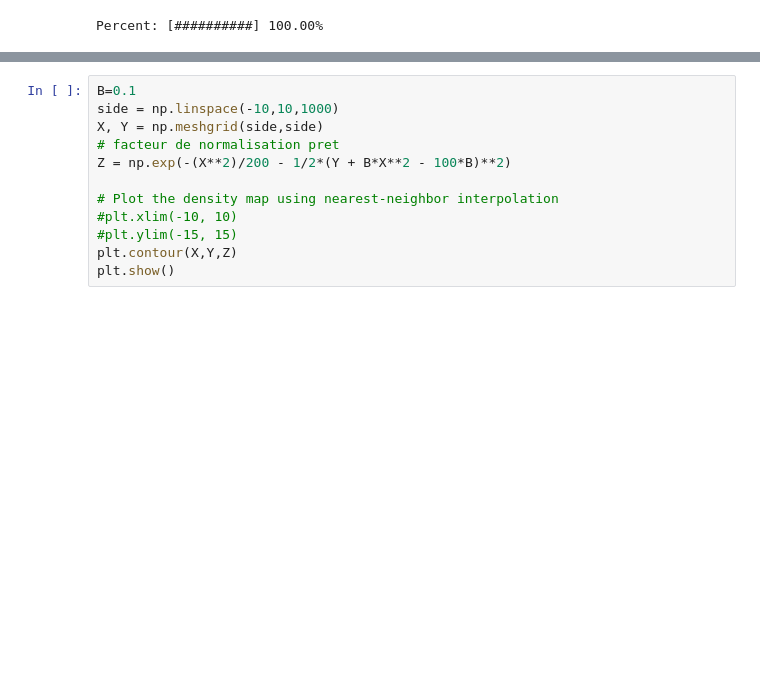
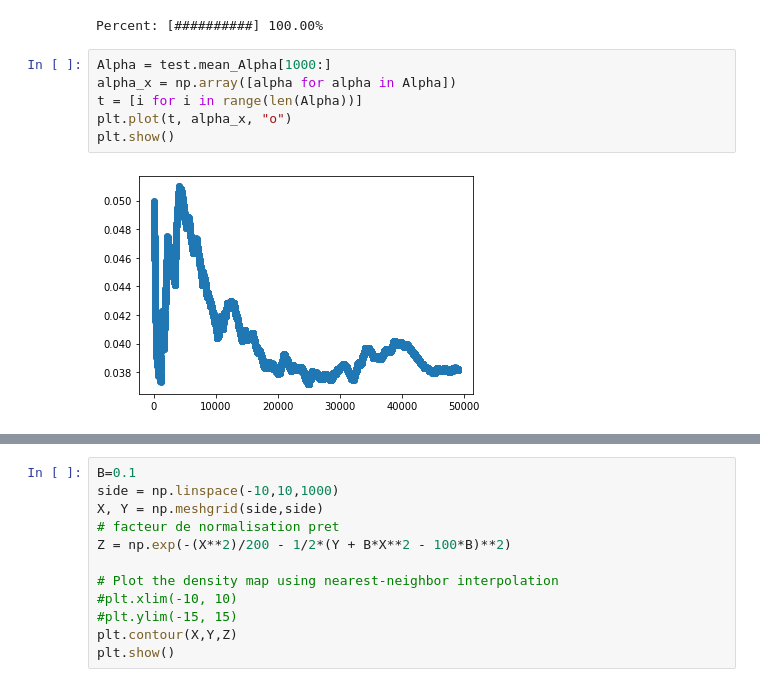
Before and after one commit to Aurel37/ComptStat_adaptative_langevin, a Jupyter notebook: banana_shape.ipynb, the cells around one changed output, grey strips where cells are left out. Drawn from its saved outputs; the diff is of its cells as text; blank space fills up the shorter version.

```diff
--- a/banana_shape.ipynb
+++ b/banana_shape.ipynb
@@ -151,6 +155,14 @@ test = adaptative_MALA(X, delta, B, mu_0, sigma_0, Gamma_0, tau, c_0, epsilon_1,
 RES = test.run()
 # %% [output]
 Percent: [##########] 100.00%
+# %%
+Alpha = test.mean_Alpha[1000:]
+alpha_x = np.array([alpha for alpha in Alpha])
+t = [i for i in range(len(Alpha))]
+plt.plot(t, alpha_x, "o")
+plt.show()
+# %% [output]
+[figure, added]
 # %%
 x = np.array([res[0] for res in RES])
 y = np.array([res[1] for res in RES])
```
Also changed, not shown: parts of 12 cells of this notebook.
